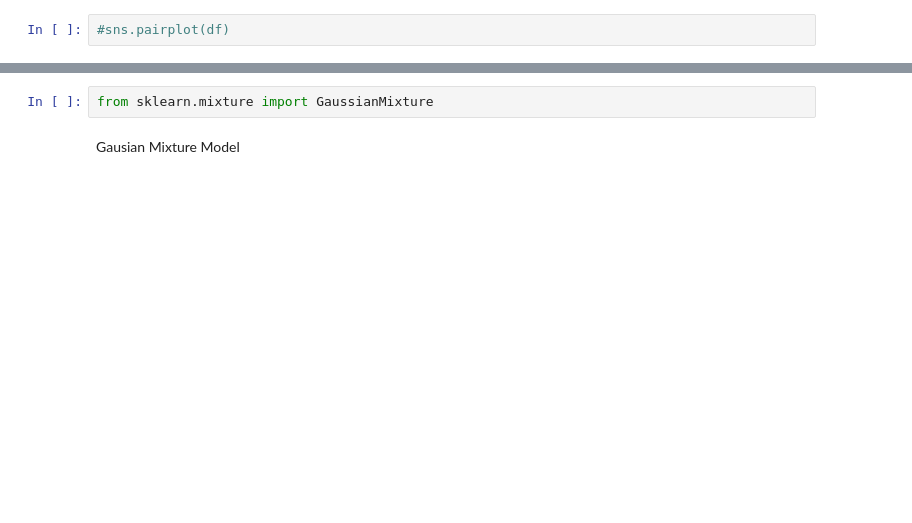
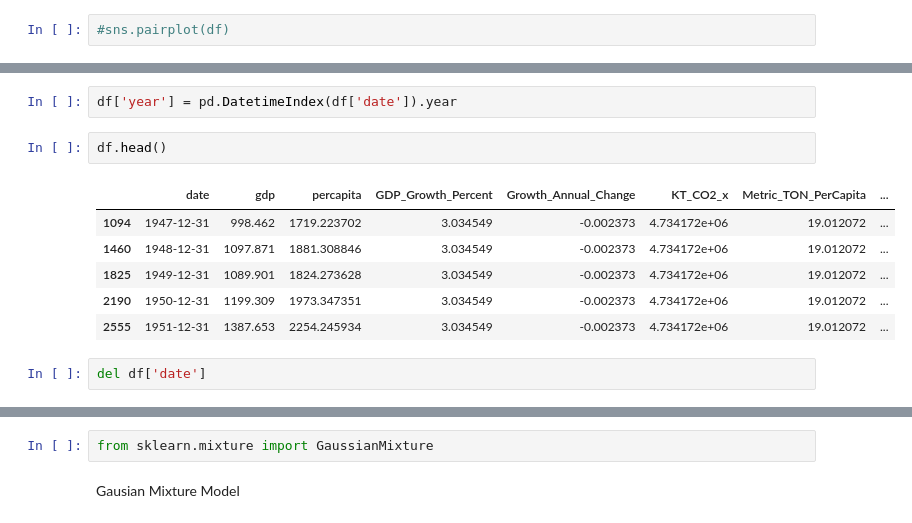
Before and after one commit to raghavadevarajeurs/DeepLearning, a Jupyter notebook: Assignment1/Machine_Learning_KMeans.ipynb, the cells around one changed output, grey strips where cells are left out. Saved outputs shown, nothing was run; the diff lists cells and outputs as text; blank space fills up the shorter version.

```diff
--- a/Assignment1/Machine_Learning_KMeans.ipynb
+++ b/Assignment1/Machine_Learning_KMeans.ipynb
@@ -273,0 +306,13 @@ IndexError: ignored
+# %%
+df['year'] = pd.DatetimeIndex(df['date']).year
+# %%
+df.head()
+# %% [output]
+|  | date | gdp | percapita | GDP_Growth_Percent | Growth_Annual_Change | KT_CO2_x | Metric_TON_PerCapita | ... |
+| 1094 | 1947-12-31 | 998.462 | 1719.223702 | 3.034549 | -0.002373 | 4.734172e+06 | 19.012072 | ... |
+| 1460 | 1948-12-31 | 1097.871 | 1881.308846 | 3.034549 | -0.002373 | 4.734172e+06 | 19.012072 | ... |
+| 1825 | 1949-12-31 | 1089.901 | 1824.273628 | 3.034549 | -0.002373 | 4.734172e+06 | 19.012072 | ... |
+| 2190 | 1950-12-31 | 1199.309 | 1973.347351 | 3.034549 | -0.002373 | 4.734172e+06 | 19.012072 | ... |
+| 2555 | 1951-12-31 | 1387.653 | 2254.245934 | 3.034549 | -0.002373 | 4.734172e+06 | 19.012072 | ... |
+# %%
+del df['date']
```
Also changed, not shown: parts of 14 cells of this notebook.
